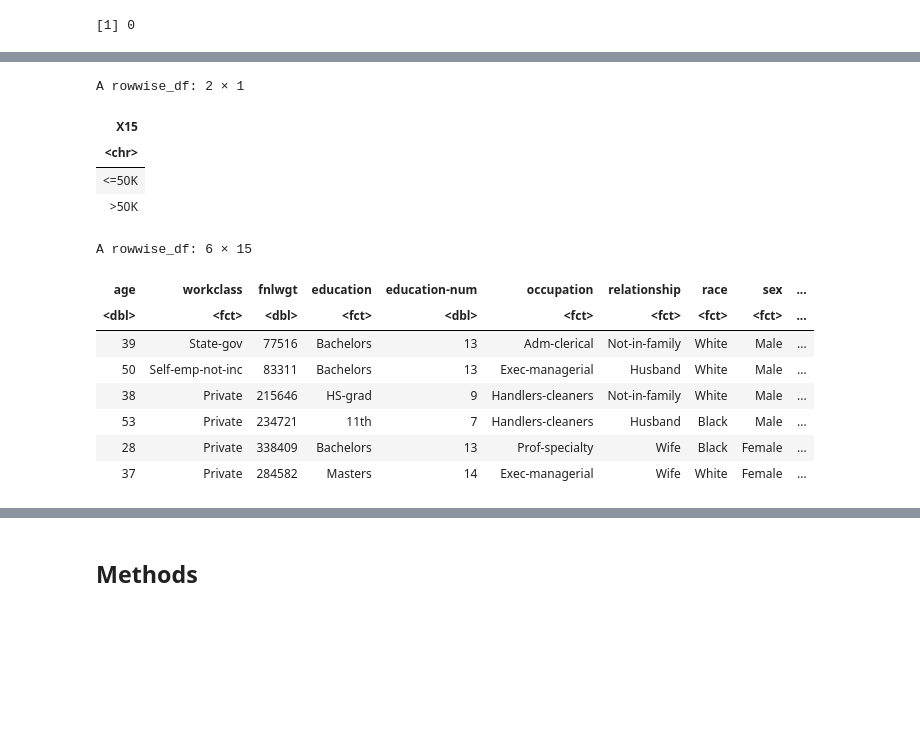
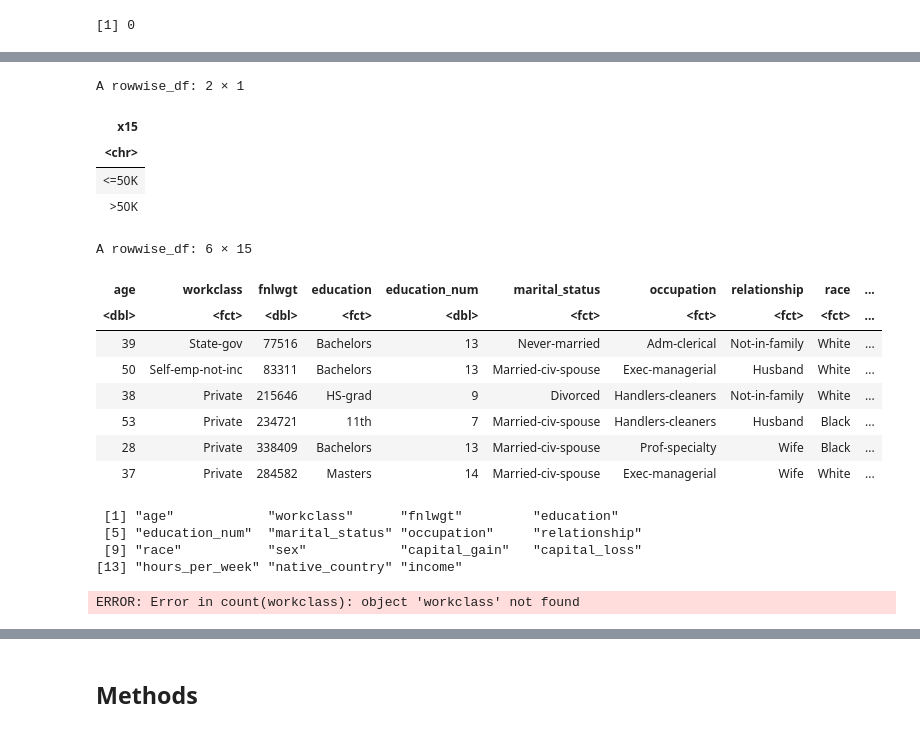
Before and after one commit to Shubhaankar-Sharma/income-category-classifier, a Jupyter notebook: project_group_proposal.ipynb, the cells around one changed output, grey strips where cells are left out. Drawn from its saved outputs; the diff is of its cells as text; code cells hidden in the pictures; blank space fills up the shorter version.

```diff
--- a/project_group_proposal.ipynb
+++ b/project_group_proposal.ipynb
@@ -91,5 +92,7 @@ $ `native-country` <chr> "United-States", "United-States", "United-States", "U
 $ X15              <chr> "<=50K", "<=50K", "<=50K", "<=50K", "<=50K", "<=50K",…
 # %%
 # Manipulate the name of vectors to make them clean
-tibble::as_tibble(adult_data_raw, .name_repair = janitor::make_clean_names)
+adult_data_mani_names = tibble::as_tibble(adult_data_raw, .name_repair = janitor::make_clean_names)
+
+head(adult_data_mani_names)
 # %% [output]
@@ -115,6 +108,6 @@ A tibble: 32561 × 15
 # %%
 # Replace all ? with NA
-adult_data_clean <- apply(adult_data_raw, 2, function(x) gsub("\\?", NA, x))
+adult_data_clean <- apply(adult_data_mani_names, 2, function(x) gsub("\\?", NA, x))
 
 # Convert to tibble
 adult_data_clean <- tibble::as_tibble(adult_data_clean)
@@ -146,21 +139,28 @@ sum(is.na(adult_data_final))
 # known factors
 # - workclass
 # - education
-# - marital-status
+# - marital_status
 # - occupation
 # - relationship
 # - race
 # - sex
-# - native-country
+# - native_country
 
 adult_data <- adult_data |>
     rowwise() |>
-    mutate(workclass = as_factor(workclass),
+    mutate(age = as.numeric(age),
+           fnlwgt = as.numeric(fnlwgt),
+           education_num = as.numeric(education_num),
+           capital_gain = as.numeric(capital_gain),
+           capital_loss = as.numeric(capital_loss),
+           hours_per_week = as.numeric(hours_per_week),
+           workclass = as_factor(workclass),
            education = as_factor(education),
-           marital_status = as_factor(`marital-status`), # changing names for convienience
+           marital_status = as_factor(marital_status),
            occupation = as_factor(occupation),
            relationship = as_factor(relationship),
            race = as_factor(race),
            sex = as_factor(sex),
-           native_country = as_factor(`native-country`)) |>
-    select(-`marital-status`,-`native-country`)
+           native_country = as_factor(native_country))
+
+head(adult_data)
@@ -167,27 +177,47 @@ adult_data <- adult_data |>
 # %%
-adult_data |>
-    select(X15) |>
-    unique()
+# Select the unique values in the 'x15' column of the 'adult_data' data frame
+adult_data |>       # pipe the 'adult_data' data frame to the next step
+    select(x15) |>  # select only the 'x15' column
+    unique()        # return only the unique values in the 'x15' column
 # %% [output]
 A rowwise_df: 2 × 1
-| X15 |
+| x15 |
 | <chr> |
 | <=50K |
 | >50K |
 # %%
-# there are only two values in this column we can make this a factor as well
-# this column is how we will do binary classification
+# x15 column is the class variable we want to use in the classification model
+# changing the name of x15 to income
+
 adult_data <- adult_data |>
-    mutate(income=as_factor(X15)) |>
-    select(-X15)
+                mutate(income = as_factor(x15)) |>
+                select(-x15)
+
 head(adult_data)
 # %% [output]
 A rowwise_df: 6 × 15
-| age | workclass | fnlwgt | education | education-num | occupation | relationship | race | sex | ... |
+| age | workclass | fnlwgt | education | education_num | marital_status | occupation | relationship | race | ... |
 | <dbl> | <fct> | <dbl> | <fct> | <dbl> | <fct> | <fct> | <fct> | <fct> | ... |
-| 39 | State-gov | 77516 | Bachelors | 13 | Adm-clerical | Not-in-family | White | Male | ... |
-| 50 | Self-emp-not-inc | 83311 | Bachelors | 13 | Exec-managerial | Husband | White | Male | ... |
-| 38 | Private | 215646 | HS-grad | 9 | Handlers-cleaners | Not-in-family | White | Male | ... |
-| 53 | Private | 234721 | 11th | 7 | Handlers-cleaners | Husband | Black | Male | ... |
-| 28 | Private | 338409 | Bachelors | 13 | Prof-specialty | Wife | Black | Female | ... |
-| 37 | Private | 284582 | Masters | 14 | Exec-managerial | Wife | White | Female | ... |
+| 39 | State-gov | 77516 | Bachelors | 13 | Never-married | Adm-clerical | Not-in-family | White | ... |
+| 50 | Self-emp-not-inc | 83311 | Bachelors | 13 | Married-civ-spouse | Exec-managerial | Husband | White | ... |
+| 38 | Private | 215646 | HS-grad | 9 | Divorced | Handlers-cleaners | Not-in-family | White | ... |
+| 53 | Private | 234721 | 11th | 7 | Married-civ-spouse | Handlers-cleaners | Husband | Black | ... |
+| 28 | Private | 338409 | Bachelors | 13 | Married-civ-spouse | Prof-specialty | Wife | Black | ... |
+| 37 | Private | 284582 | Masters | 14 | Married-civ-spouse | Exec-managerial | Wife | White | ... |
+# %%
+#set the seed
+set.seed(1234)
+
+#splitting the dataset into training data and testing data
+
+adult_split <- initial_split(adult_data, prop = 0.75, strata = income)
+adult_train <- training(adult_split)
+adult_test <- testing(adult_split)
+
+names(adult_train)
+# %% [output]
+ [1] "age"            "workclass"      "fnlwgt"         "education"
+ [5] "education_num"  "marital_status" "occupation"     "relationship"
+ [9] "race"           "sex"            "capital_gain"   "capital_loss"
+[13] "hours_per_week" "native_country" "income"
+ERROR: Error in count(workclass): object 'workclass' not found
```
Also changed, not shown: parts of 16 cells of this notebook.
